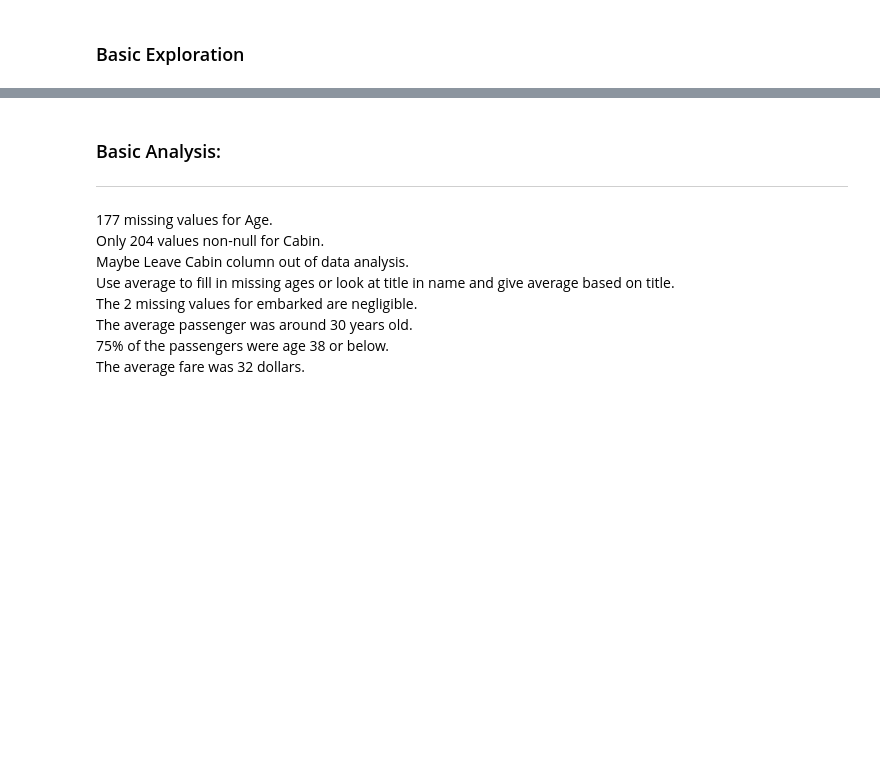
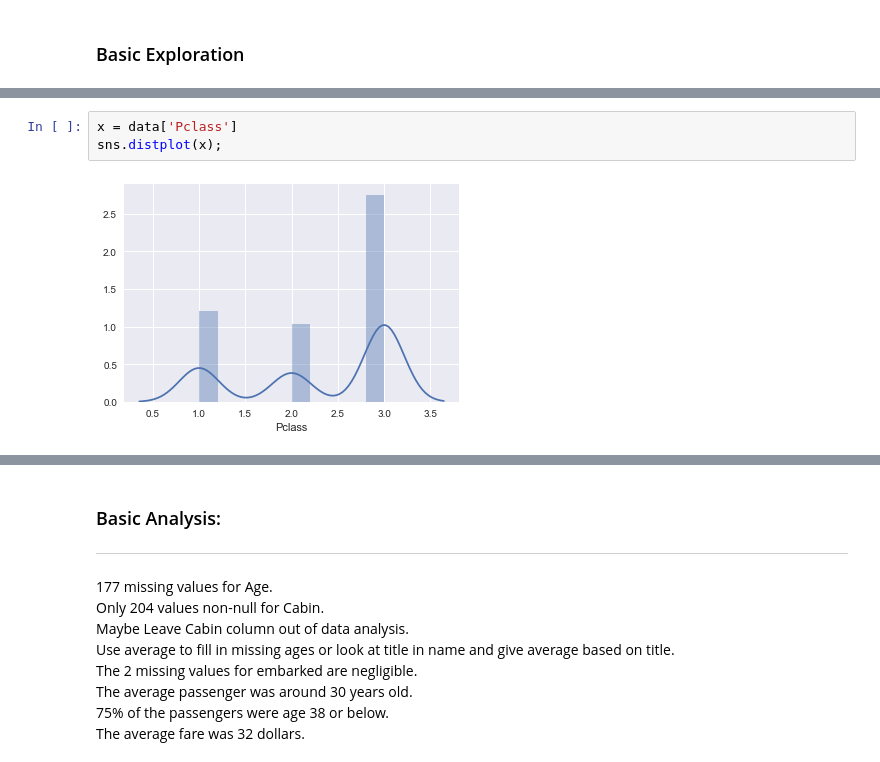
Before and after one commit to iqbal125/titanic_data_analysis, a Jupyter notebook: titanic_data_analysis.ipynb, the cells around one changed output, grey strips where cells are left out. Cells and saved outputs as stored; diff of their text form; blank space fills up the shorter version.

```diff
--- a/titanic_data_analysis.ipynb
+++ b/titanic_data_analysis.ipynb
@@ -86,0 +73,5 @@ dtype: int64
+# %%
+x = data['Pclass']
+sns.distplot(x);
+# %% [output]
+[figure, added]
```
Also changed, not shown: parts of 42 cells of this notebook, 1 other file.
